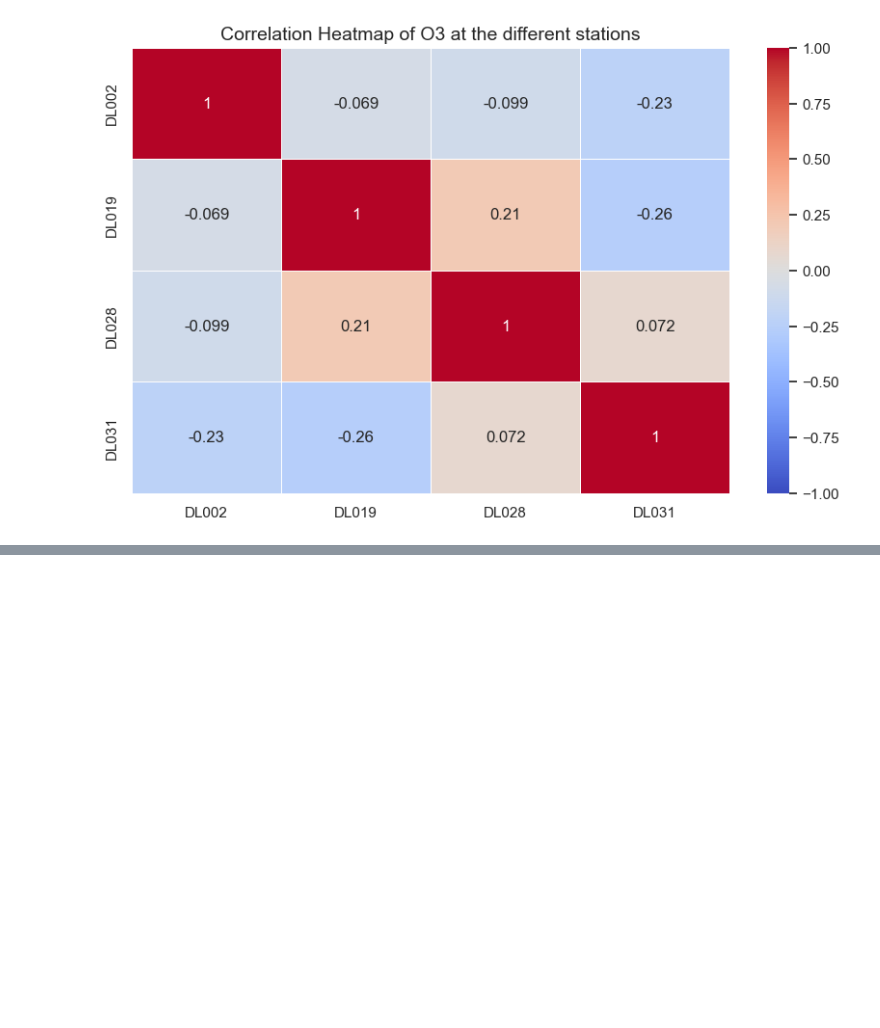
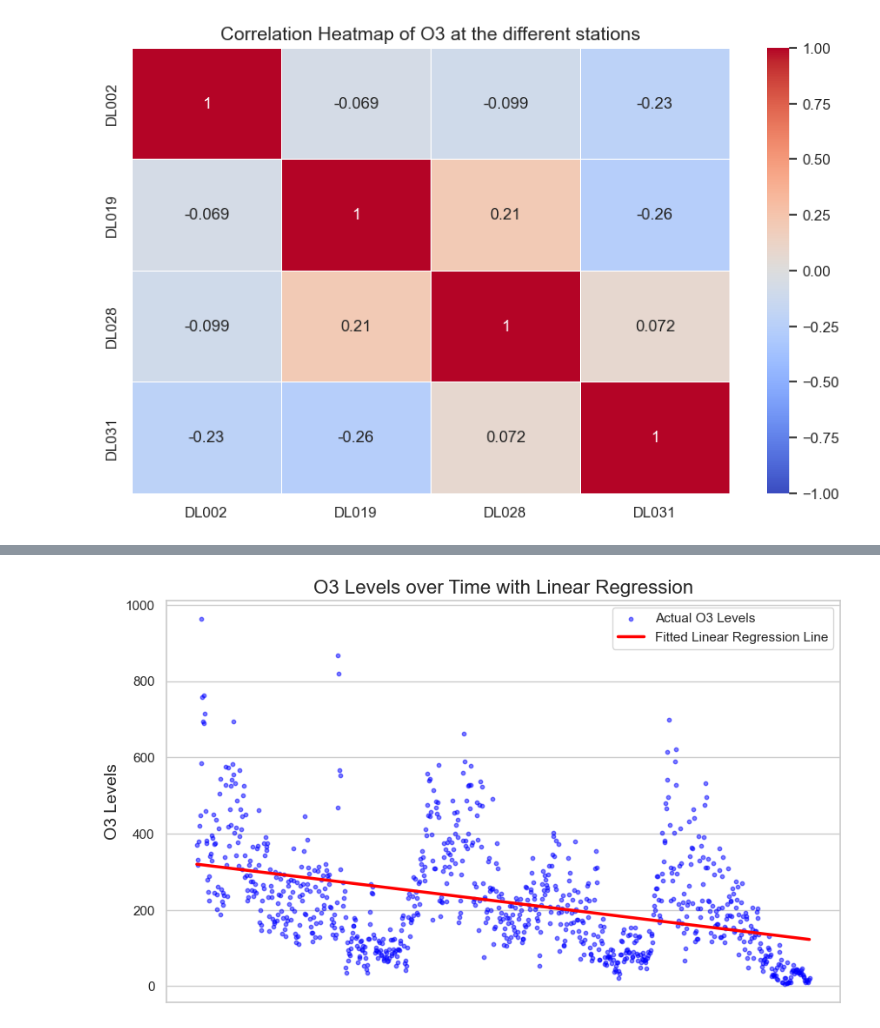
Before and after one commit to oliveira-da-silva-patrick/Workshop1-Project1-AirQualityInIndia, a Jupyter notebook: main_complete.ipynb, the cells around one changed output, grey strips where cells are left out. Cells and saved outputs as stored; diff of their text form; code cells hidden in the pictures; blank space fills up the shorter version.

```diff
--- a/main_complete.ipynb
+++ b/main_complete.ipynb
@@ -257,0 +261,18 @@ for air_metric in air_metrics:
+# %%
+# Filter the data for Station DL001 and non-null PM2.5 values
+station_data = df.filter((pl.col('StationId') == 'DL028')).select(
+    pl.col('Date'),
+    pl.col('O3'),
+    pl.col('Day').cast(pl.String).str.zfill(2),
+    pl.col('Month').cast(pl.String).str.zfill(2),
+    pl.col('Year'))
+
+station_data = station_data.with_columns(pl.concat_str([pl.col("Year"), pl.col("Month"), pl.col('Day')], separator="").alias("TotalDays")) \
+    .sort("TotalDays").select(
+    pl.col('Date'),
+    pl.col('O3'),
+    pl.col('TotalDays').cast(pl.Int32))
+
+station_data = station_data.replace_column(2, pl.Series('TotalDays', list(range(0,len(station_data['TotalDays'])))))
+
+display(station_data)
@@ -257,0 +354,18 @@ for air_metric in air_metrics:
+# %%
+# Plot the actual data points and the linear regression line
+plt.figure(figsize=(10,6))
+plt.scatter(X, y, color=colors[2], label='Actual O3 Levels', s = 10, alpha = 0.5)
+plt.plot(X, y_pred, color='red', linewidth=2.5, label='Fitted Linear Regression Line')
+
+# Labels and Title
+plt.title('O3 Levels over Time with Linear Regression', fontsize=16)
+plt.xlabel('')
+plt.ylabel('O3 Levels', fontsize=14)
+plt.xticks([])
+plt.legend()
+
+# Show plot
+plt.grid(True)
+plt.show()
+# %% [output]
+[figure, added]
```
Also changed, not shown: parts of 6 cells of this notebook.
